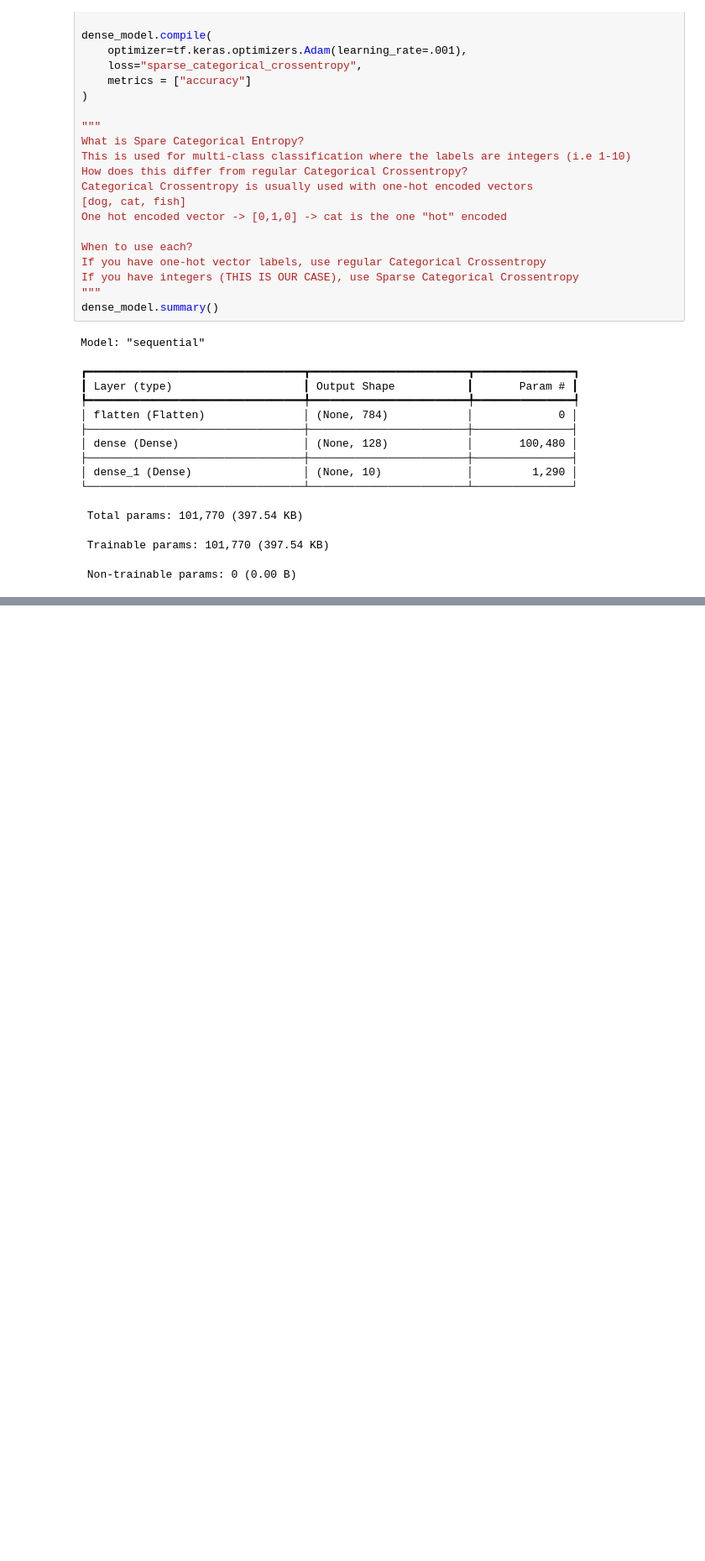
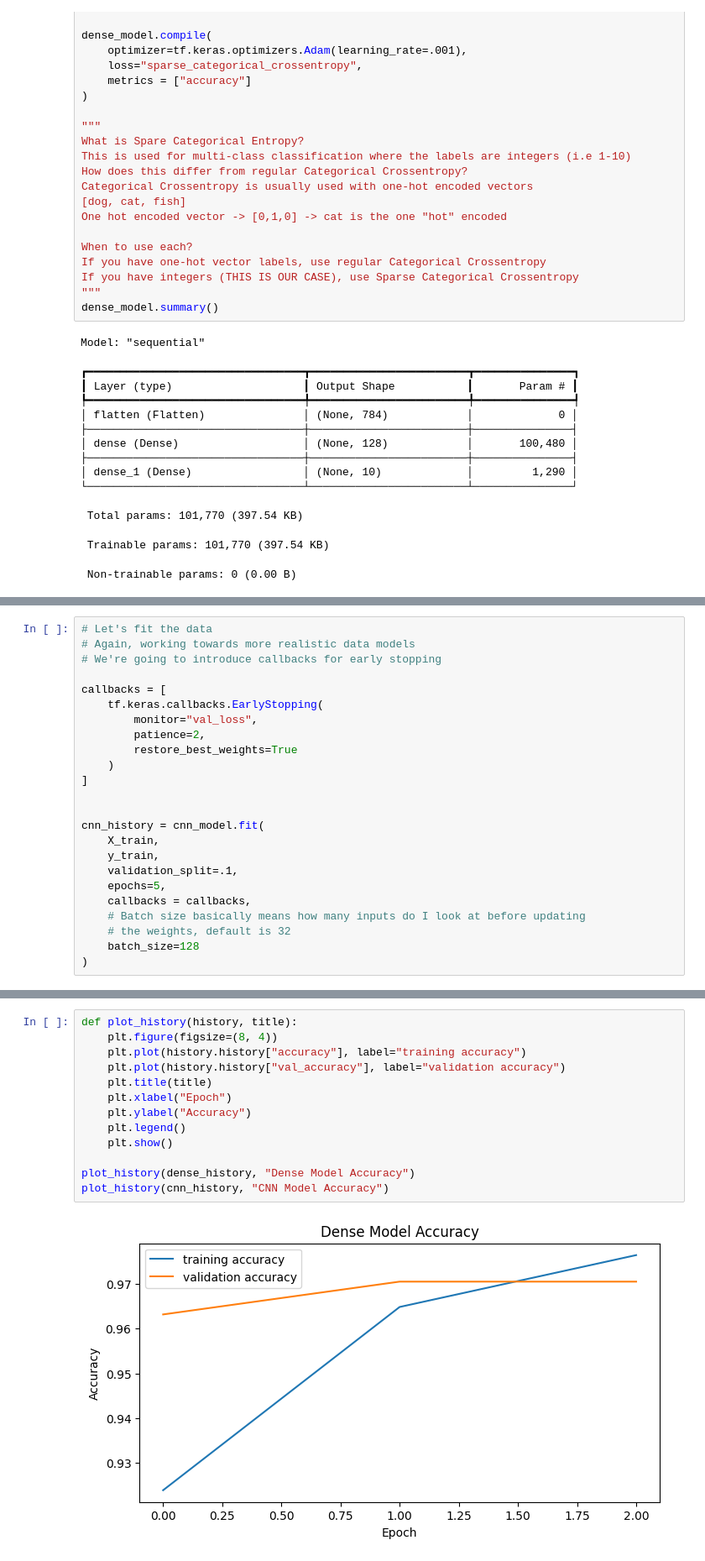
Before and after one commit to 260629-AI-Engineer-Cognizant/notes-and-demos, a Jupyter notebook: week-2/demos/notebook/CNNs_Intro.ipynb, the cells around one changed output, grey strips where cells are left out. Shown at 84% size. Drawn from its saved outputs; the diff is of its cells as text; blank space fills up the shorter version.

```diff
--- a/week-2/demos/notebook/CNNs_Intro.ipynb
+++ b/week-2/demos/notebook/CNNs_Intro.ipynb
@@ -163,0 +245,24 @@ better, enter the Convolutional Neural Network
+# %%
+# Let's fit the data
+# Again, working towards more realistic data models
+# We're going to introduce callbacks for early stopping
+
+callbacks = [
+    tf.keras.callbacks.EarlyStopping(
+        monitor="val_loss",
+        patience=2,
+        restore_best_weights=True
+    )
+]
+
+
+cnn_history = cnn_model.fit(
+    X_train,
+    y_train,
+    validation_split=.1,
+    epochs=5,
+    callbacks = callbacks,
+    # Batch size basically means how many inputs do I look at before updating
+    # the weights, default is 32
+    batch_size=128
+)
@@ -163,0 +290,15 @@ better, enter the Convolutional Neural Network
+# %%
+def plot_history(history, title):
+    plt.figure(figsize=(8, 4))
+    plt.plot(history.history["accuracy"], label="training accuracy")
+    plt.plot(history.history["val_accuracy"], label="validation accuracy")
+    plt.title(title)
+    plt.xlabel("Epoch")
+    plt.ylabel("Accuracy")
+    plt.legend()
+    plt.show()
+
+plot_history(dense_history, "Dense Model Accuracy")
+plot_history(cnn_history, "CNN Model Accuracy")
+# %% [output]
+[figure, added]
```
Also changed, not shown: parts of 12 cells of this notebook, 2 other files.
